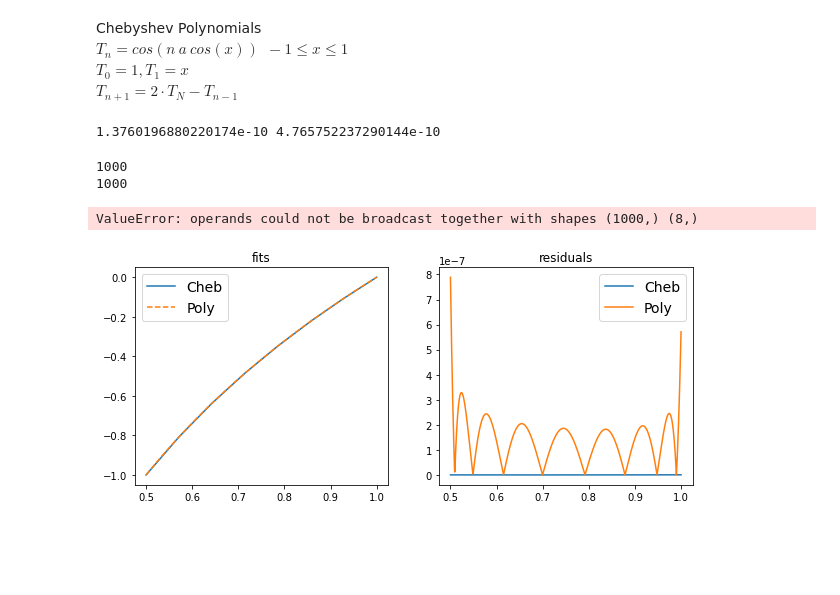
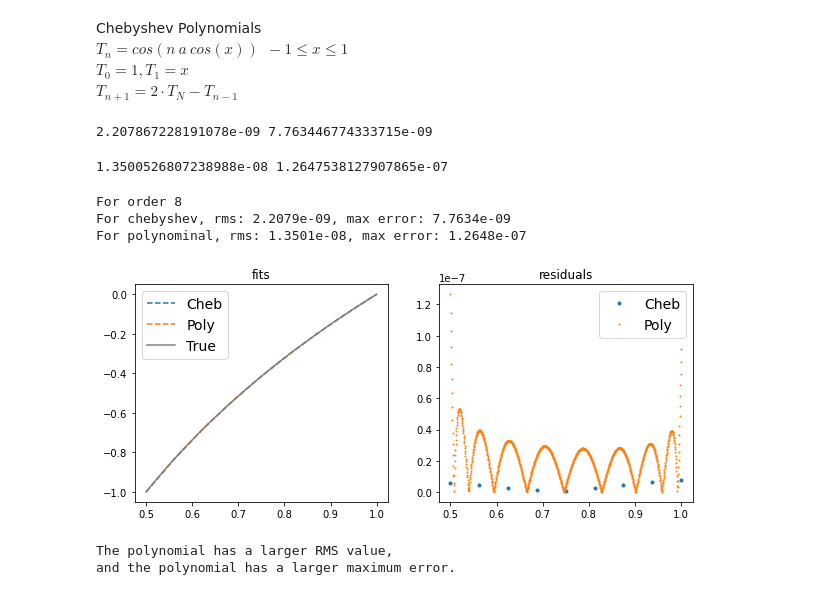
Before and after one commit to eklem1/Phys512_EK, a Jupyter notebook: PS2/PS2_EK.ipynb, the cells around one changed output. Cells and saved outputs as stored; diff of their text form; code cells hidden in the pictures; blank space fills up the shorter version.

```diff
--- a/PS2/PS2_EK.ipynb
+++ b/PS2/PS2_EK.ipynb
@@ -174,27 +174,31 @@ def cheb_vals(c, ord):
     return mat@c
 # %%
 #cheb fit
-deg = 7
+deg = 8
 
 coeffs=cheb_fit(log,deg)
-cheb_fit = cheb_vals(coeffs, deg)
+cheb_fitted = cheb_vals(coeffs, deg)
 
 x=np.linspace(0.5,1,deg+1)
 y=log(x)
 # %%
 # need better than 10−6
 """
+Is accuracy max error?
 deg - max error
 8 = 7.763446774333715e-09
 7 - 4.765752237290144e-10
 6 - 1.1664269550237805e-10
+5 - 5.5422333389287814e-12
+
+smaller deg give smaller max error, but also worst fit?
 """
 
-cheb_rms = np.std(np.abs(cheb_fit-y))
-cheb_maxErr = np.max(np.abs(cheb_fit-y))
+cheb_rms = np.std(np.abs(cheb_fitted-y))
+cheb_maxErr = np.max(np.abs(cheb_fitted-y))
 print(cheb_rms, cheb_maxErr)
 # %% [output]
-1.3760196880220174e-10 4.765752237290144e-10
+2.207867228191078e-09 7.763446774333715e-09
 # %%
 #polyfit
 xp = np.linspace(0.5, 1, 1000)
@@ -205,36 +209,52 @@ yp = [math.log2(i) for i in xp]
 polyfit, polyfit_info = np.polynomial.legendre.legfit(xp, yp, deg, full=True)
 
 polyfit_leg = np.polynomial.legendre.legval(xp, polyfit)
-
-print(len(polyfit_leg))
-print(len(xp))
-# %% [output]
-1000
-1000
 # %%
 
 # RMS, max error - should we have abs here?
-poly_rms = np.std(np.abs(polyfit_leg-y))
-poly_maxErr = np.max(np.abs(polyfit_leg-y))
+poly_rms = np.std(np.abs(polyfit_leg-yp))
+poly_maxErr = np.max(np.abs(polyfit_leg-yp))
 print(poly_rms, poly_maxErr)
 # %% [output]
-ValueError: operands could not be broadcast together with shapes (1000,) (8,)
+1.3500526807238988e-08 1.2647538127907865e-07
 # %%
 fig, ax = plt.subplots(1, 2, figsize=(10,4))
 
-ax[0].plot(x, cheb_fit, label='Cheb')
+ax[0].plot(x, cheb_fitted, label='Cheb', ls="--")
 ax[0].plot(xp, polyfit_leg, label='Poly', ls="--")
+ax[0].plot(xp, log(xp), label='True', color="grey")
+
 ax[0].set_title("fits")
 ax[0].legend(prop={'size': 14})
 
 
-ax[1].plot(x, np.abs(cheb_fit-y), label='Cheb')
-ax[1].plot(xp, np.abs(polyfit_leg-yp), label='Poly')
+ax[1].plot(x, np.abs(cheb_fitted-y), label='Cheb', ls="", marker=".")
+ax[1].plot(xp, np.abs(polyfit_leg-yp), label='Poly', ls="", marker=".", markersize=2)
 
 ax[1].set_title("residuals")
 ax[1].legend(prop={'size': 14})
 # ax[1].set_ylabel("f' exact - f' approx")
 
 fig.show()
+
+print("For order {}".format(deg))
+print("For chebyshev, rms: {:.4e}, max error: {:.4e}".format(cheb_rms, cheb_maxErr))
+print("For polynominal, rms: {:.4e}, max error: {:.4e}".format(poly_rms, poly_maxErr))
 # %% [output]
+For order 8
+For chebyshev, rms: 2.2079e-09, max error: 7.7634e-09
+For polynominal, rms: 1.3501e-08, max error: 1.2648e-07
-[figure, old version]
+[figure, new version]
+# %%
+if cheb_rms > poly_rms:
+    print("Chebyshev has a larger RMS value,")
+else:
+    print("The polynomial has a larger RMS value,")
+
+if cheb_maxErr > poly_maxErr:
+    print(" and Chebyshev has a larger maximum error.")
+else:
+    print("and the polynomial has a larger maximum error.")
+# %% [output]
+The polynomial has a larger RMS value,
+and the polynomial has a larger maximum error.
```
Also changed, not shown: parts of 10 cells of this notebook.
